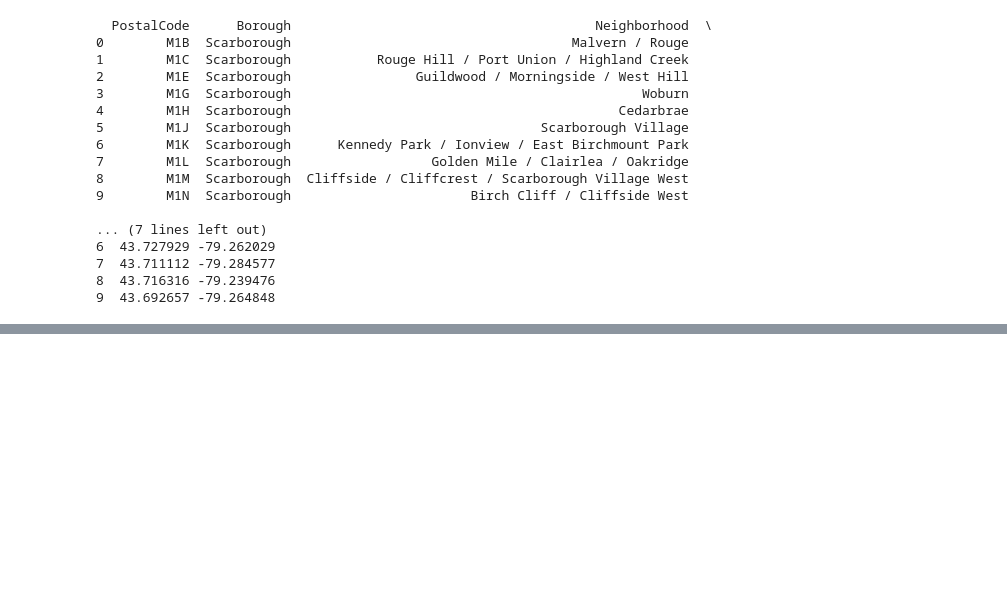
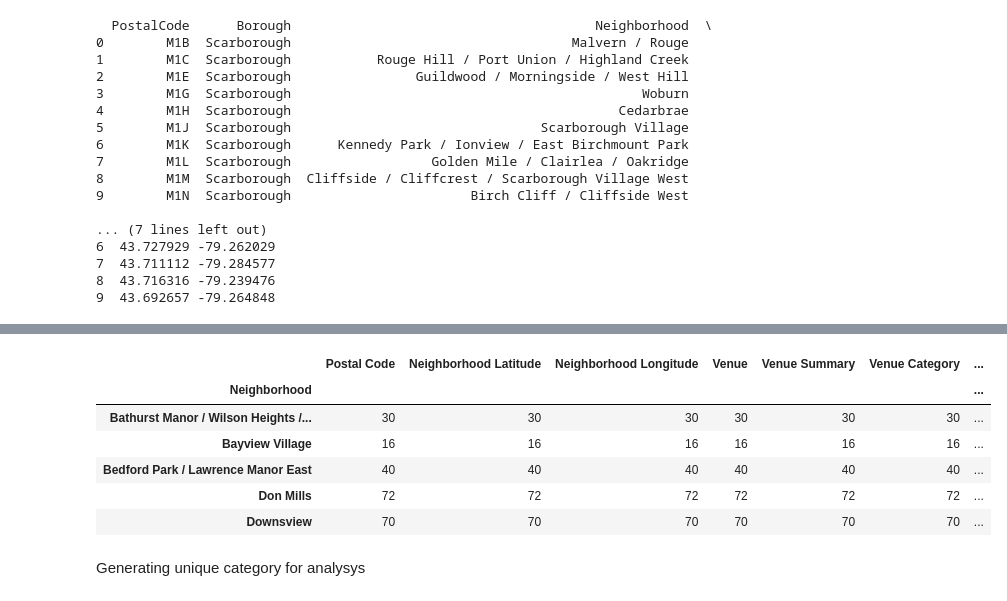
Before and after one commit to ravishek999/my_capston, a Jupyter notebook: capstone_wk3.ipynb, the cells around one changed output, grey strips where cells are left out. Cells and saved outputs as stored; diff of their text form; code cells hidden in the pictures; blank space fills up the shorter version.

```diff
--- a/capstone_wk3.ipynb
+++ b/capstone_wk3.ipynb
@@ -100,0 +168,23 @@ print(df2.head(10))
+# %%
+# for the city Toronto, latitude and longtitude are manually extracted via google search
+pd.set_option('display.max_columns', None)
+pd.set_option('display.max_rows', None)
+
+toronto_latitude = 43.6932; toronto_longitude = -79.3832
+map_toronto = folium.Map(location = [toronto_latitude, toronto_longitude], zoom_start = 10.7)
+
+# add markers to map
+for lat, lng, borough, neighborhood in zip(df2['Latitude'], df2['Longitude'], df2['Borough'], df2['Neighborhood']):
+    label = '{}, {}'.format(neighborhood, borough)
+    label = folium.Popup(label, parse_html=True)
+    folium.CircleMarker(
+        [lat, lng],
+        radius=5,
+        popup=label,
+        color='blue',
+        fill=True,
+        fill_color='#3186cc',
+        fill_opacity=0.7).add_to(map_toronto)
+
+
+map_toronto
@@ -100,0 +380,2 @@ print(df2.head(10))
+# %%
+ny_venues = pd.read_csv('ny_venues.csv')
@@ -100,0 +402,13 @@ print(df2.head(10))
+# %%
+neigh_venue_summary = ny_venues.groupby('Neighborhood').count()
+neigh_venue_summary.drop(columns = ['Unnamed: 0']).head()
+# %% [output]
+|  | Postal Code | Neighborhood Latitude | Neighborhood Longitude | Venue | Venue Summary | Venue Category | ... |
+| Neighborhood |  |  |  |  |  |  | ... |
+| Bathurst Manor / Wilson Heights /... | 30 | 30 | 30 | 30 | 30 | 30 | ... |
+| Bayview Village | 16 | 16 | 16 | 16 | 16 | 16 | ... |
+| Bedford Park / Lawrence Manor East | 40 | 40 | 40 | 40 | 40 | 40 | ... |
+| Don Mills | 72 | 72 | 72 | 72 | 72 | 72 | ... |
+| Downsview | 70 | 70 | 70 | 70 | 70 | 70 | ... |
+# %% [markdown]
+Generating unique category for analysys
```
Also changed, not shown: parts of 37 cells of this notebook.
